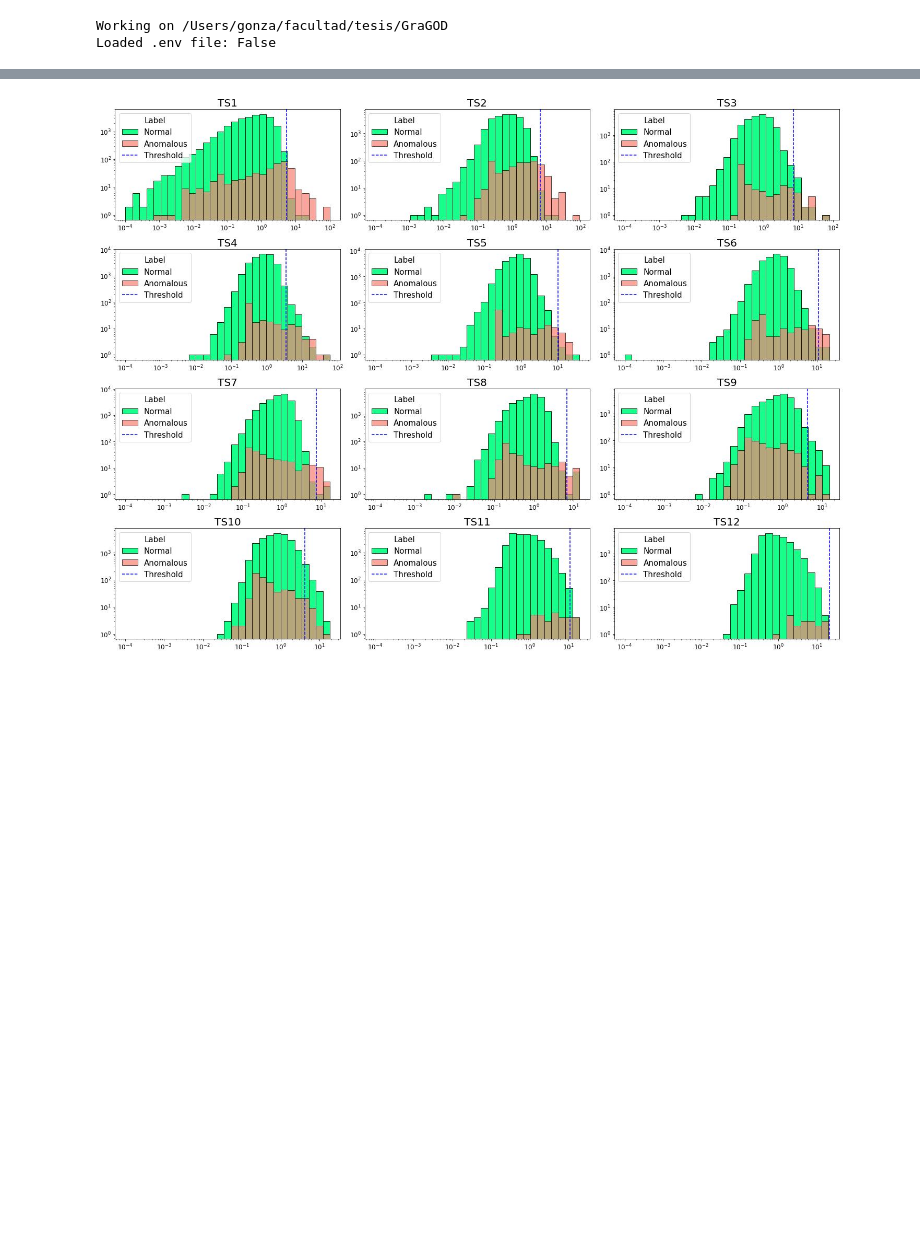
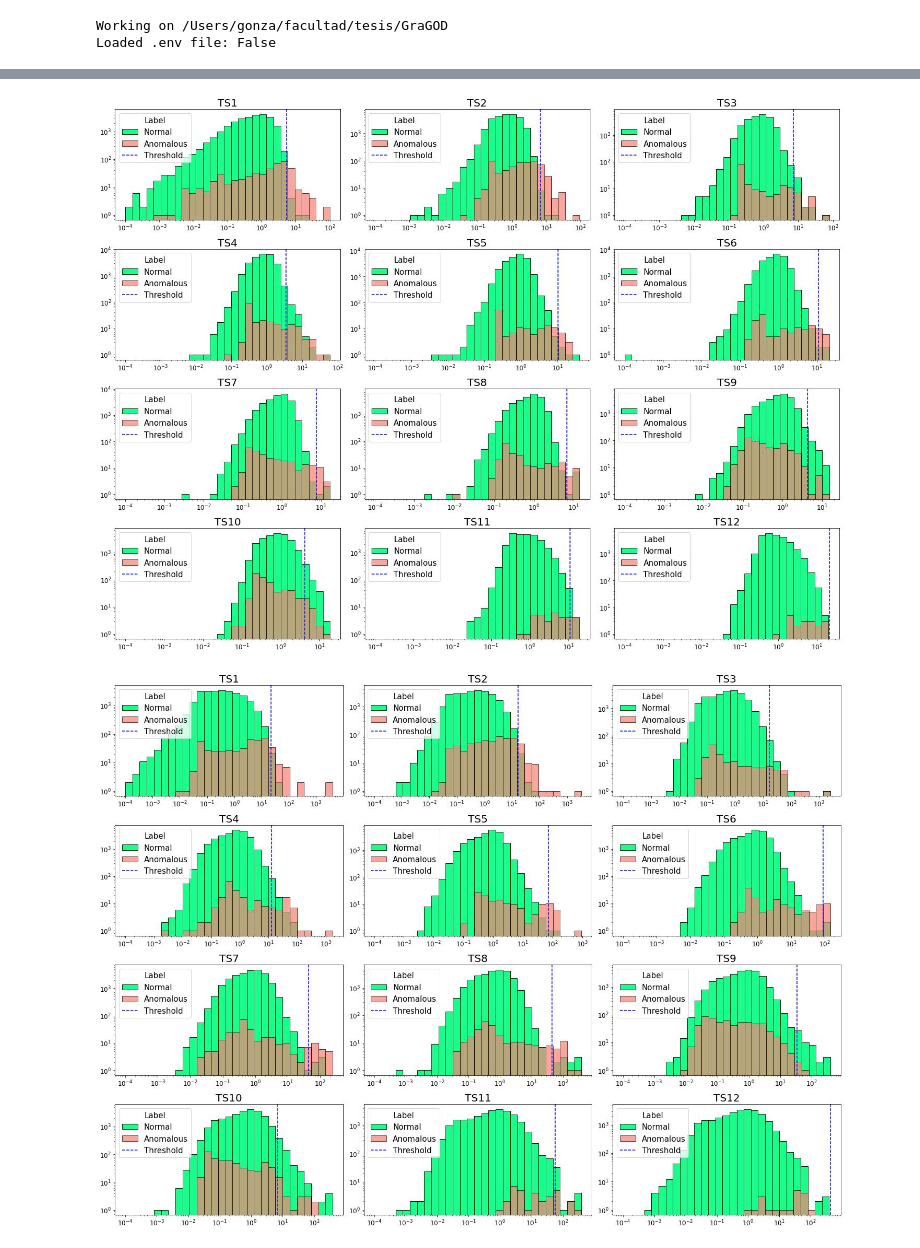
Before and after one commit to GraGODs/GraGOD, a Jupyter notebook: analysis/score_histograms.ipynb, the cells around one changed output, grey strips where cells are left out. Drawn from its saved outputs; the diff is of its cells as text; code cells hidden in the pictures; blank space fills up the shorter version.

```diff
--- a/analysis/score_histograms.ipynb
+++ b/analysis/score_histograms.ipynb
@@ -118,31 +118,32 @@ for datasets in ["telco", "swat"]:
     for model in ["gru", "mtad_gat", "gdn", "gcn"]:
         outputs = models_outputs[datasets][model]
         print(model)
         if datasets == "swat":
             figures[datasets][model] = plot_single_score_histogram(
                 scores=outputs["scores_single"],
                 labels=outputs["labels_single"],
                 metrics=None,
                 use_ranged_anomalies=False,
-                model_name=model.capitalize().replace("_", "-"),
+                model_name=model.upper().replace("_", "-"),
                 dataset_name=datasets,
             )
         elif datasets == "telco":
             figures[datasets][model] = plot_score_histograms_grid_telco(
                 scores=outputs["scores"],
                 labels=outputs["labels"],
                 thresholds=outputs["threshold"],
                 use_ranged_anomalies=False,
                 metrics=None,
                 log_axis=True
             )
 # %% [output]
 gru
 mtad_gat
 gdn
 gcn
 gru
 mtad_gat
 gdn
 gcn
 [figure]
+[figure, added]
```
Also changed, not shown: parts of 1 cell of this notebook, 1 other file.
